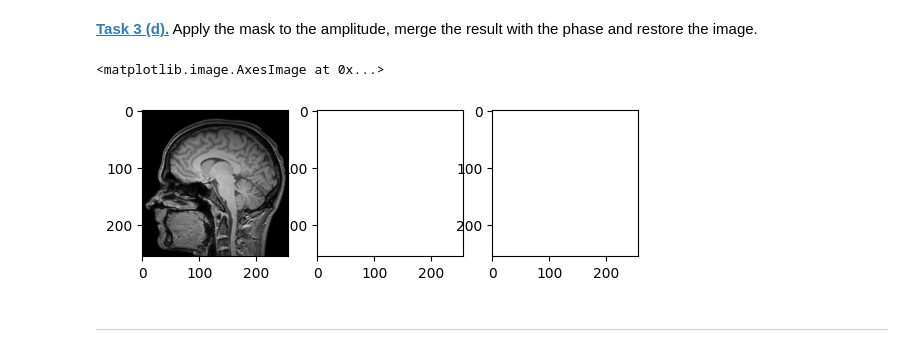
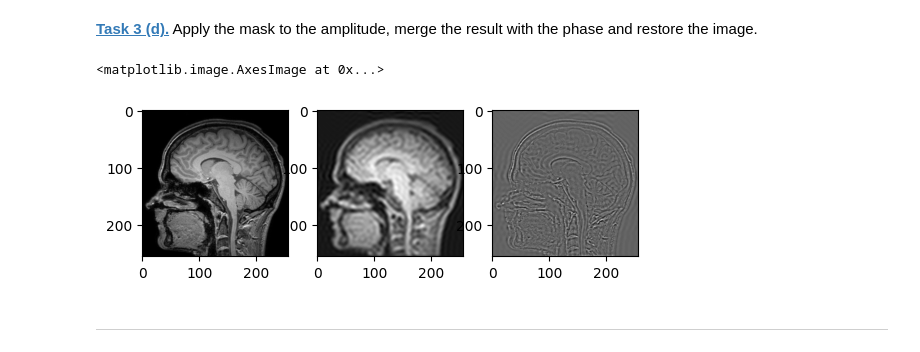
Before and after one commit to leventetn/mobi-fs5-python, a Jupyter notebook: fourier.ipynb, the cells around one changed output. Cells and saved outputs as stored; diff of their text form; code cells hidden in the pictures.

```diff
--- a/fourier.ipynb
+++ b/fourier.ipynb
@@ -173,19 +173,19 @@ plt.imshow(np.log(amplitude * high_pass), 'gray')
 # %% [markdown]
 **[Task 3 (d).]()** Apply the mask to the amplitude, merge the result with the phase and restore the image.
 # %%
-low_pass_restore = np.fft.ifft2(np.fft.ifftshift(to_complex_array(np.abs(np.log(amplitude * low_pass)), np.angle(brain_shift))))
-high_pass_restore = np.fft.ifft2(np.fft.ifftshift(to_complex_array(np.abs(np.log(amplitude * high_pass)), np.angle(brain_shift))))
+low_pass_restore = np.fft.ifft2(np.fft.ifftshift(to_complex_array(np.abs(amplitude * low_pass), np.angle(brain_shift))))
+high_pass_restore = np.fft.ifft2(np.fft.ifftshift(to_complex_array(np.abs(amplitude * high_pass), np.angle(brain_shift))))
 
 plt.figure()
 plt.subplot(1, 3, 1)
 plt.imshow(brain_ct, 'gray')
 plt.subplot(1, 3, 2)
 plt.imshow(low_pass_restore.real, 'gray')
 plt.subplot(1, 3, 3)
 plt.imshow(high_pass_restore.real, 'gray')
 # %% [output]
 <matplotlib.image.AxesImage at 0x...>
-[figure, old version]
+[figure, new version]
 # %% [markdown]
 ---
 # %% [markdown]
```
Also changed, not shown: parts of 2 cells of this notebook.
